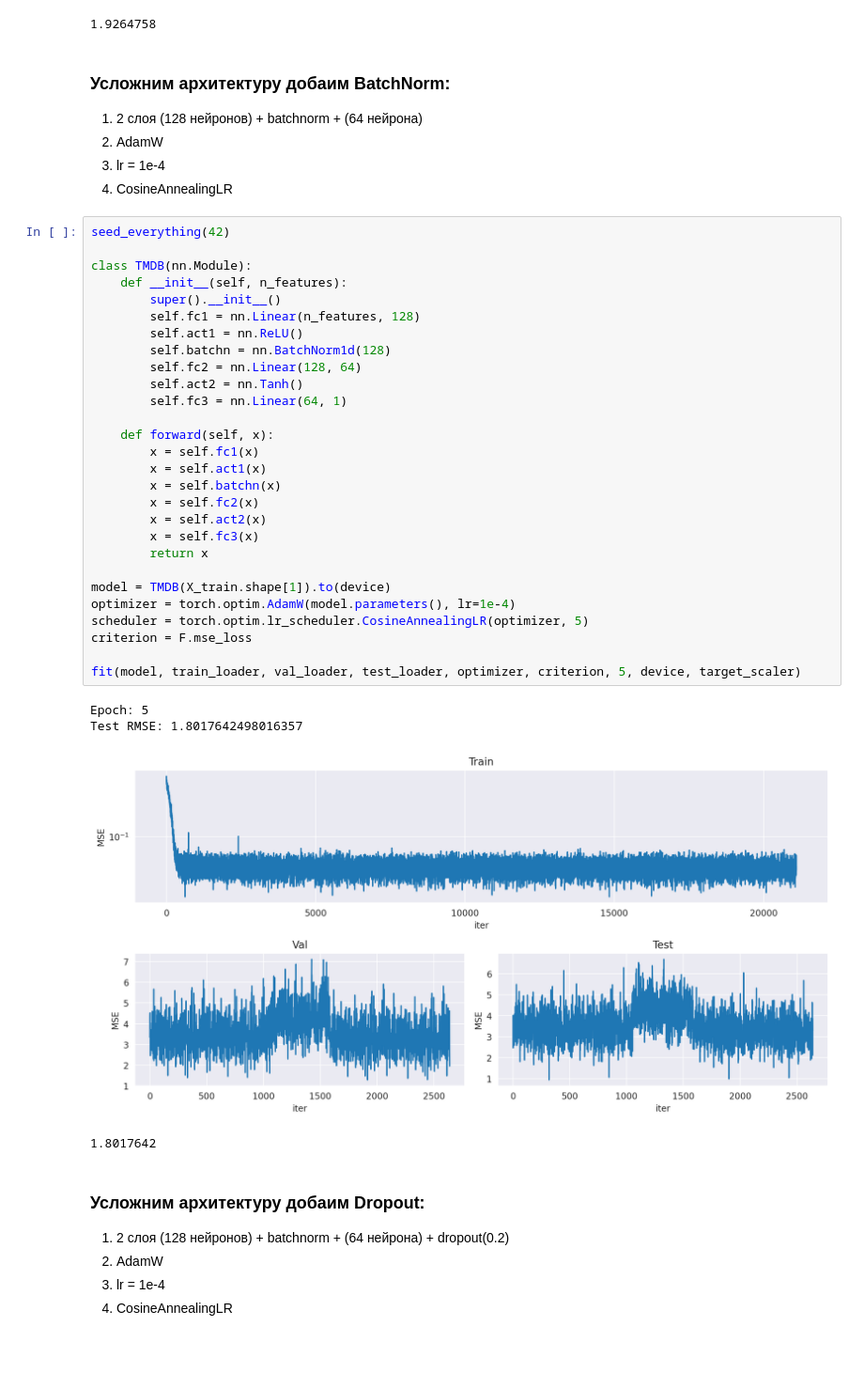
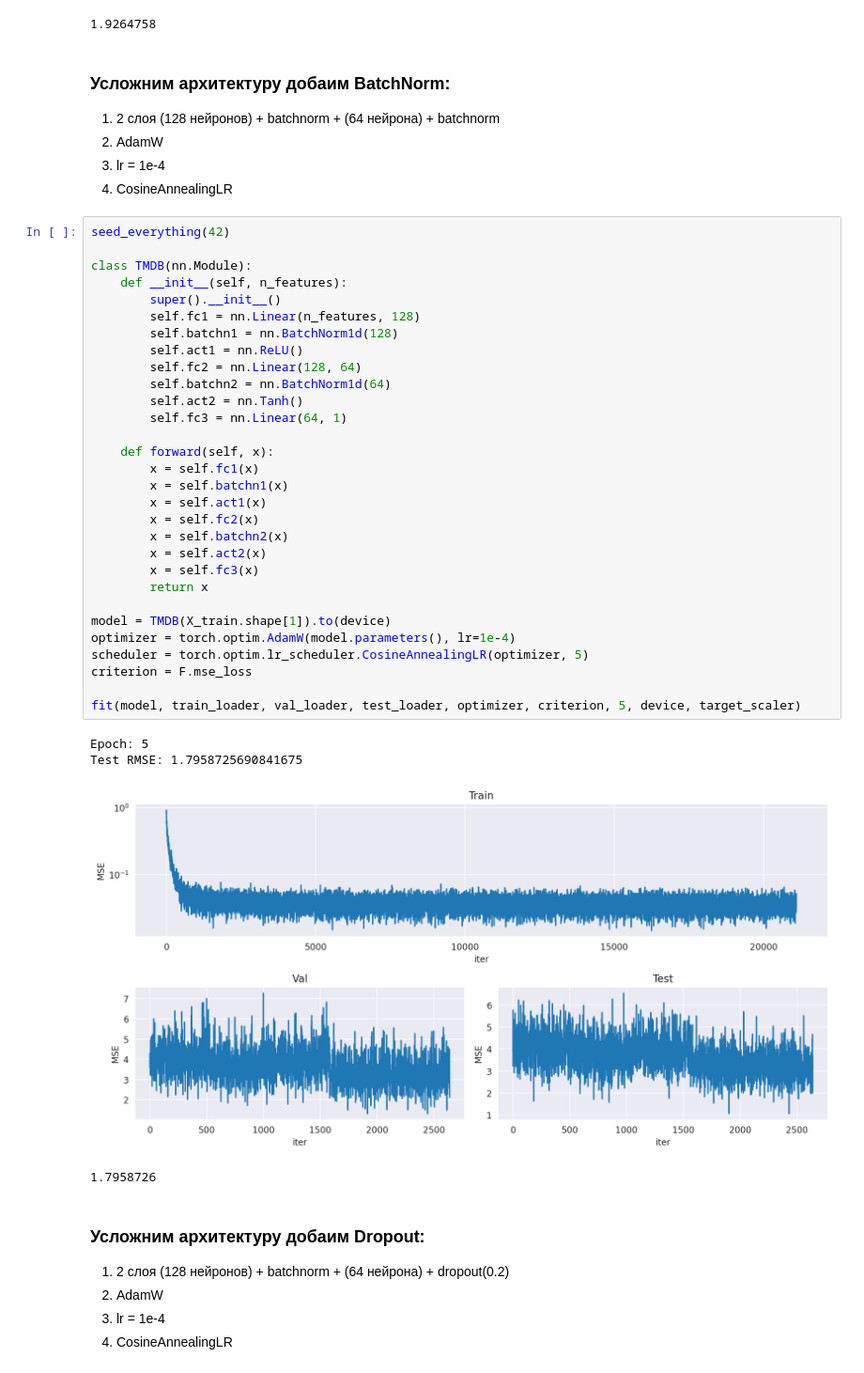
Before and after one commit to igmamedov/EAML_Films, a Jupyter notebook: Project work/skynet.ipynb, the cells around one changed output. Shown at 94% size. Cells and saved outputs as stored; diff of their text form.

```diff
--- a/Project work/skynet.ipynb
+++ b/Project work/skynet.ipynb
@@ -409,43 +408,45 @@ Test RMSE: 1.9264757633209229
 1.9264758
 # %% [markdown]
 ### Усложним архитектуру добаим BatchNorm:
-1. 2 слоя (128 нейронов) + batchnorm + (64 нейрона)
+1. 2 слоя (128 нейронов) + batchnorm + (64 нейрона) + batchnorm
 2. AdamW
 3. lr = 1e-4
 4. CosineAnnealingLR
 # %%
 seed_everything(42)
 
 class TMDB(nn.Module):
     def __init__(self, n_features):
         super().__init__()
         self.fc1 = nn.Linear(n_features, 128)
+        self.batchn1 = nn.BatchNorm1d(128)
         self.act1 = nn.ReLU()
-        self.batchn = nn.BatchNorm1d(128)
         self.fc2 = nn.Linear(128, 64)
+        self.batchn2 = nn.BatchNorm1d(64)
         self.act2 = nn.Tanh()
         self.fc3 = nn.Linear(64, 1)
 
     def forward(self, x):
         x = self.fc1(x)
+        x = self.batchn1(x)
         x = self.act1(x)
-        x = self.batchn(x)
         x = self.fc2(x)
+        x = self.batchn2(x)
         x = self.act2(x)
         x = self.fc3(x)
         return x
 
 model = TMDB(X_train.shape[1]).to(device)
 optimizer = torch.optim.AdamW(model.parameters(), lr=1e-4)
 scheduler = torch.optim.lr_scheduler.CosineAnnealingLR(optimizer, 5)
 criterion = F.mse_loss
 
 fit(model, train_loader, val_loader, test_loader, optimizer, criterion, 5, device, target_scaler)
 # %% [output]
 Epoch: 5
-Test RMSE: 1.8017642498016357
+Test RMSE: 1.7958725690841675
-[figure, old version]
+[figure, new version]
-1.8017642
+1.7958726
 # %% [markdown]
 ### Усложним архитектуру добаим Dropout:
 1. 2 слоя (128 нейронов) + batchnorm + (64 нейрона) + dropout(0.2)
```
Also changed, not shown: parts of 4 cells of this notebook.
